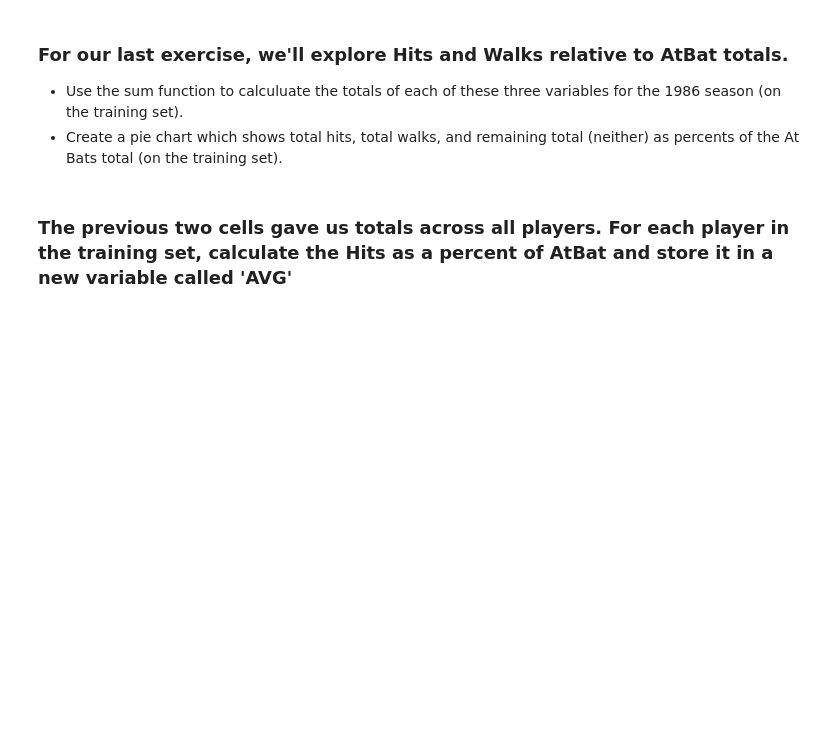
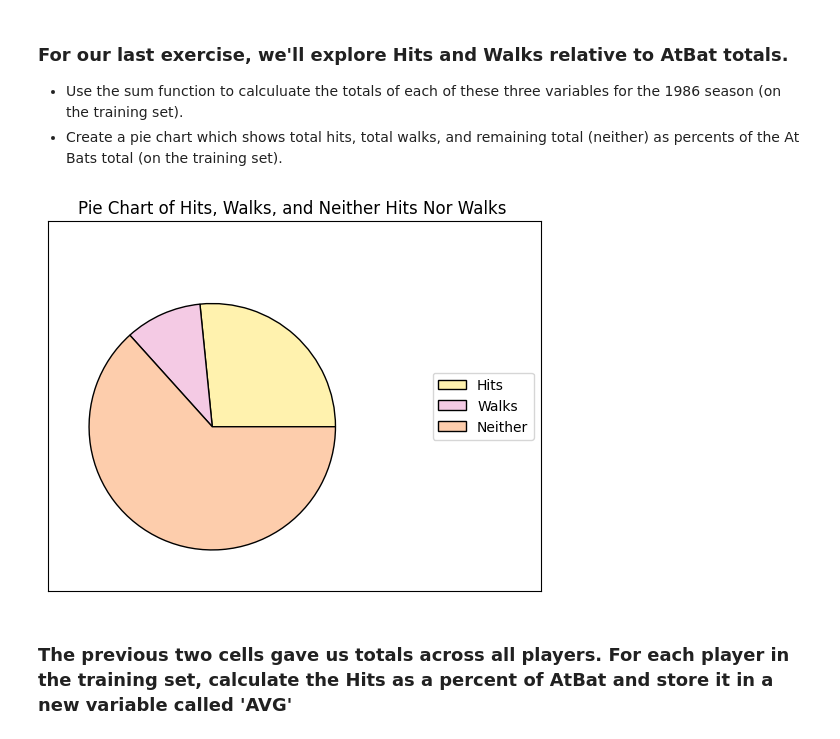
Before and after one commit to riav13/cse2600, a Jupyter notebook: mod03_eda.ipynb, the cells around one changed output. Saved outputs shown, nothing was run; the diff lists cells and outputs as text; code cells hidden in the pictures; blank space fills up the shorter version.

```diff
--- a/mod03_eda.ipynb
+++ b/mod03_eda.ipynb
@@ -108,14 +297,40 @@ Hint: the 'len' magic method returns the number of rows of a dataFrame.
 - Use the sum function to calculuate the totals of each of these three variables for the 1986 season (on the training set).
 - Create a pie chart which shows total hits, total walks, and remaining total (neither) as percents of the At Bats total (on the training set).
 # %%
-TotHits = #fillin
-TotWalks = #fillin
-TotAtBat = #fillin
+TotHits = sum(Train['Hits']) #sum of the Hits column in the Train dataframe
+#since its a column in the dataframe we need to use Train['Hits'] to get the value in Hit col of the train dataframe
+#[] is used to get a column/attribute of the dataframe which is Train
+TotWalks = sum(Train['Walks']) #sum of the Walks column in the Train dataframe
+TotAtBat = sum(Train['AtBat']) #sum of the AtBat column in the Train dataframe
 
 Labels = ['Hits', 'Walks', 'Neither']
 Totals = [TotHits, TotWalks, TotAtBat-TotHits-TotWalks]
 # %%
 # pie chart
+percents = [TotHits/TotAtBat, TotWalks/TotAtBat, (TotAtBat-TotHits-TotWalks)/TotAtBat]
+
+colors = plt.get_cmap('Pastel2')(np.linspace(0.7, 0.2, len(percents)))
+
+# Create a figure and axes
+fig, ax = plt.subplots()
+
+# Create the pie chart
+ax.pie(percents, colors=colors, radius=3, center=(4, 4),
+       wedgeprops={"linewidth": 1, "edgecolor": "black"}, frame=True)
+
+# Include a legend
+ax.legend(["Hits", "Walks", "Neither"], loc="right")
+
+# Adjust the axes
+ax.set(xlim=(0, 12), xticks=np.arange(1, 8),
+       ylim=(0, 9), yticks=np.arange(1, 8))
+ax.tick_params(left = False, labelleft = False,
+               bottom = False, labelbottom = False)
+ax.set(title="Pie Chart of Hits, Walks, and Neither Hits Nor Walks ")
+
+plt.show()
+# %% [output]
+[figure, added]
 # %% [markdown]
 ### The previous two cells gave us totals across all players. For each player in the training set, calculate the Hits as a percent of AtBat and store it in a new variable called 'AVG'
 # %%
```
Also changed, not shown: parts of 21 cells of this notebook, 1 other file.
